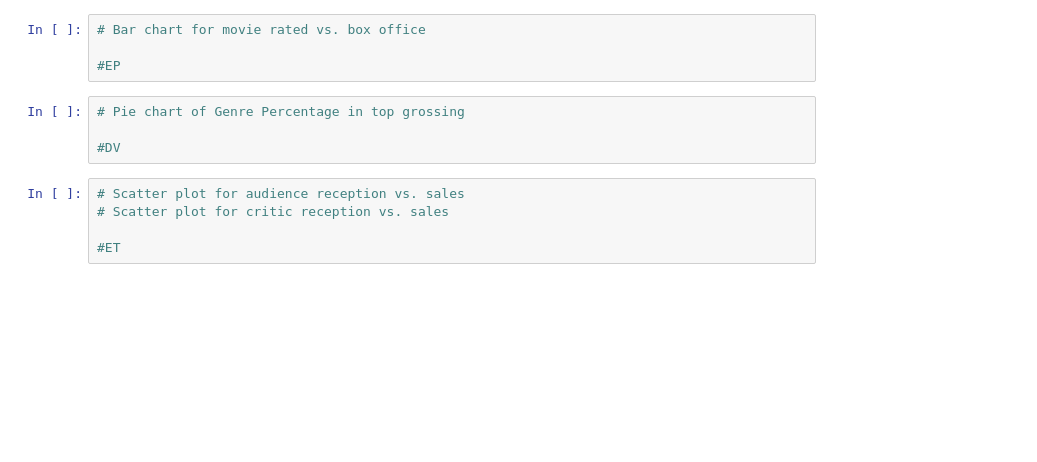
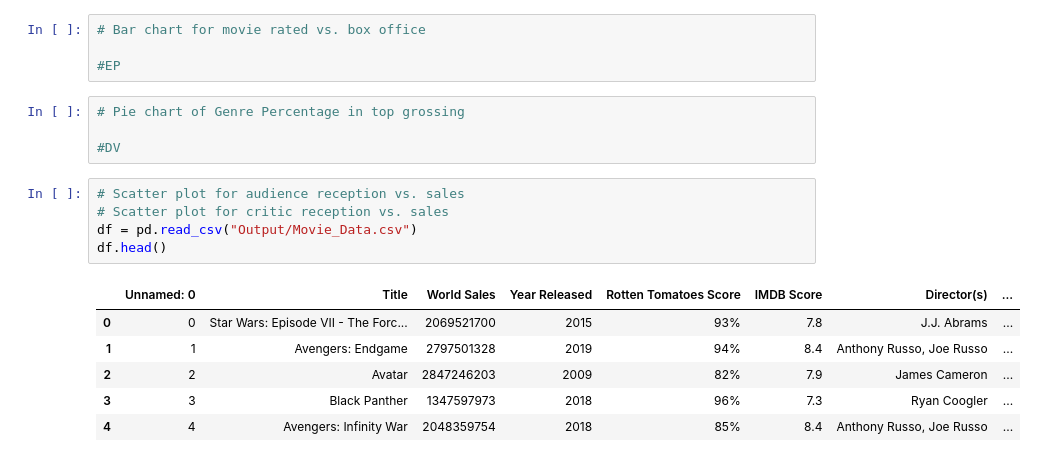
Before and after one commit to edwardAugust/project1-group2, a Jupyter notebook: main_updated.ipynb, the cells around one changed output. Cells and saved outputs as stored; diff of their text form; blank space fills up the shorter version.

```diff
--- a/main_updated.ipynb
+++ b/main_updated.ipynb
@@ -182,5 +147,12 @@ full_moviels_df.to_csv("Output/Movie_Data.csv")
 # %%
 # Scatter plot for audience reception vs. sales
 # Scatter plot for critic reception vs. sales
-
-#ET
+df = pd.read_csv("Output/Movie_Data.csv")
+df.head()
+# %% [output]
+|  | Unnamed: 0 | Title | World Sales | Year Released | Rotten Tomatoes Score | IMDB Score | Director(s) | ... |
+| 0 | 0 | Star Wars: Episode VII - The Forc... | 2069521700 | 2015 | 93% | 7.8 | J.J. Abrams | ... |
+| 1 | 1 | Avengers: Endgame | 2797501328 | 2019 | 94% | 8.4 | Anthony Russo, Joe Russo | ... |
+| 2 | 2 | Avatar | 2847246203 | 2009 | 82% | 7.9 | James Cameron | ... |
+| 3 | 3 | Black Panther | 1347597973 | 2018 | 96% | 7.3 | Ryan Coogler | ... |
+| 4 | 4 | Avengers: Infinity War | 2048359754 | 2018 | 85% | 8.4 | Anthony Russo, Joe Russo | ... |
```
Also changed, not shown: parts of 11 cells of this notebook.
